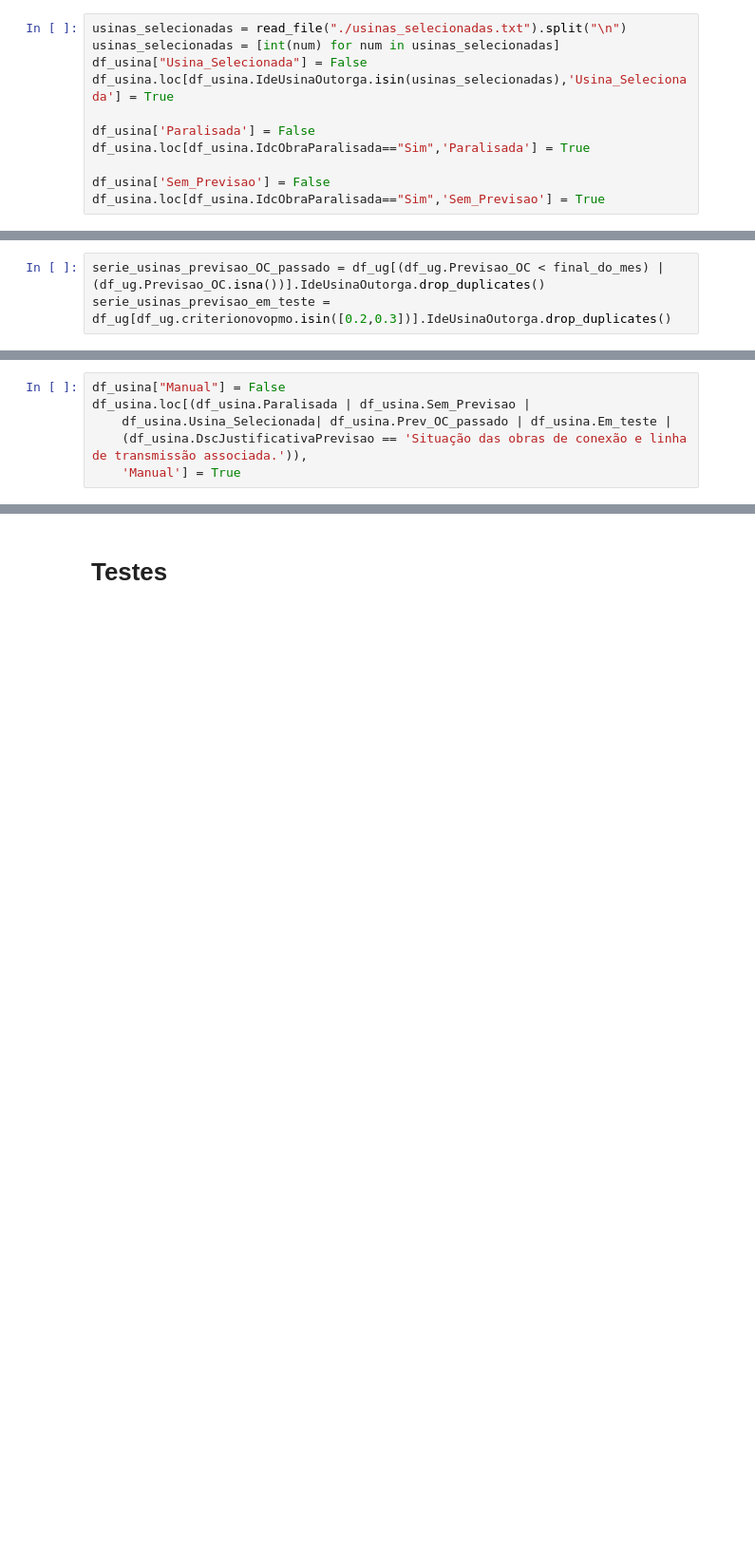
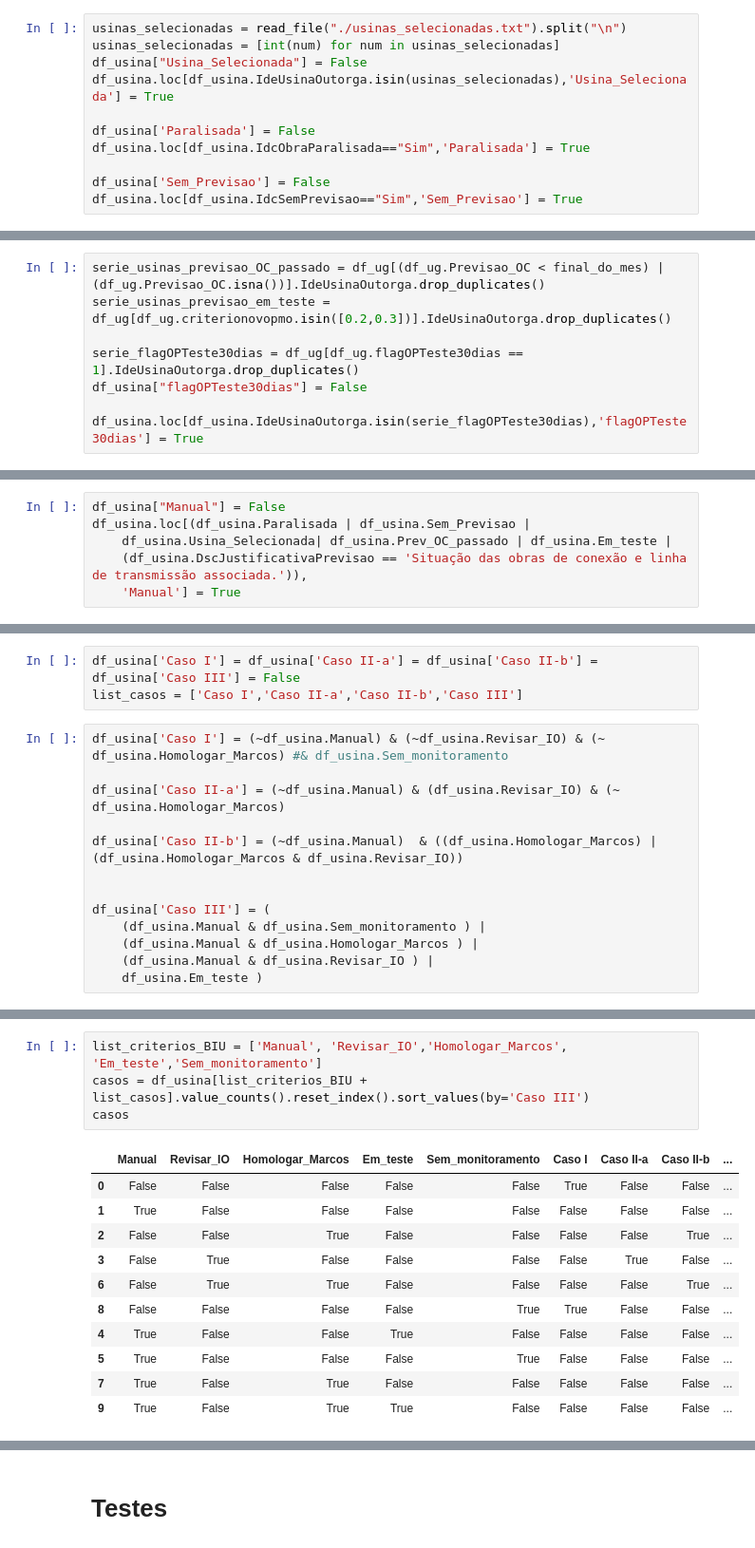
Before and after one commit to Vinicius667/Previsor, a Jupyter notebook: App/Previsor_teste3.ipynb, the cells around one changed output, grey strips where cells are left out. Shown: that part at 95% size. Saved outputs shown, nothing was run; the diff lists cells and outputs as text; blank space fills up the shorter version.

```diff
--- a/App/Previsor_teste3.ipynb
+++ b/App/Previsor_teste3.ipynb
@@ -316,7 +313,7 @@ df_usina['Paralisada'] = False
 df_usina.loc[df_usina.IdcObraParalisada=="Sim",'Paralisada'] = True
 
 df_usina['Sem_Previsao'] = False
-df_usina.loc[df_usina.IdcObraParalisada=="Sim",'Sem_Previsao'] = True
+df_usina.loc[df_usina.IdcSemPrevisao=="Sim",'Sem_Previsao'] = True
 # %% [markdown]
 # Informações de UGs
 # %% [markdown]
@@ -406,6 +401,11 @@ list_criterios = ['criterio_novo',"criterionovopmo"]
 # %%
 serie_usinas_previsao_OC_passado = df_ug[(df_ug.Previsao_OC < final_do_mes) | (df_ug.Previsao_OC.isna())].IdeUsinaOutorga.drop_duplicates()
 serie_usinas_previsao_em_teste = df_ug[df_ug.criterionovopmo.isin([0.2,0.3])].IdeUsinaOutorga.drop_duplicates()
+
+serie_flagOPTeste30dias = df_ug[df_ug.flagOPTeste30dias == 1].IdeUsinaOutorga.drop_duplicates()
+df_usina["flagOPTeste30dias"] = False
+
+df_usina.loc[df_usina.IdeUsinaOutorga.isin(serie_flagOPTeste30dias),'flagOPTeste30dias'] = True
 # %%
 df_usina["Prev_OC_passado"] = False
 df_usina.loc[df_usina.IdeUsinaOutorga.isin(serie_usinas_previsao_OC_passado),'Prev_OC_passado'] = True
@@ -430,0 +424,16 @@ df_ug.regranovapmo.isna()))].IdeUsinaOutorga.drop_duplicates().reset_index(drop=
+# %%
+df_usina['Caso I'] = df_usina['Caso II-a'] = df_usina['Caso II-b'] = df_usina['Caso III'] = False
+list_casos = ['Caso I','Caso II-a','Caso II-b','Caso III']
+# %%
+df_usina['Caso I'] = (~df_usina.Manual) & (~df_usina.Revisar_IO) & (~ df_usina.Homologar_Marcos) #& df_usina.Sem_monitoramento
+
+df_usina['Caso II-a'] = (~df_usina.Manual) & (df_usina.Revisar_IO) & (~ df_usina.Homologar_Marcos)
+
+df_usina['Caso II-b'] = (~df_usina.Manual)  & ((df_usina.Homologar_Marcos) | (df_usina.Homologar_Marcos & df_usina.Revisar_IO))
+
+
+df_usina['Caso III'] = (
+    (df_usina.Manual & df_usina.Sem_monitoramento ) |
+    (df_usina.Manual & df_usina.Homologar_Marcos ) |
+    (df_usina.Manual & df_usina.Revisar_IO ) |
+    df_usina.Em_teste )
@@ -430,0 +442,16 @@ df_ug.regranovapmo.isna()))].IdeUsinaOutorga.drop_duplicates().reset_index(drop=
+# %%
+list_criterios_BIU = ['Manual', 'Revisar_IO','Homologar_Marcos', 'Em_teste','Sem_monitoramento']
+casos = df_usina[list_criterios_BIU +  list_casos].value_counts().reset_index().sort_values(by='Caso III')
+casos
+# %% [output]
+|  | Manual | Revisar_IO | Homologar_Marcos | Em_teste | Sem_monitoramento | Caso I | Caso II-a | Caso II-b | ... |
+| 0 | False | False | False | False | False | True | False | False | ... |
+| 1 | True | False | False | False | False | False | False | False | ... |
+| 2 | False | False | True | False | False | False | False | True | ... |
+| 3 | False | True | False | False | False | False | True | False | ... |
+| 6 | False | True | True | False | False | False | False | True | ... |
+| 8 | False | False | False | False | True | True | False | False | ... |
+| 4 | True | False | False | True | False | False | False | False | ... |
+| 5 | True | False | False | False | True | False | False | False | ... |
+| 7 | True | False | True | False | False | False | False | False | ... |
+| 9 | True | False | True | True | False | False | False | False | ... |
```
Also changed, not shown: parts of 18 cells of this notebook.
